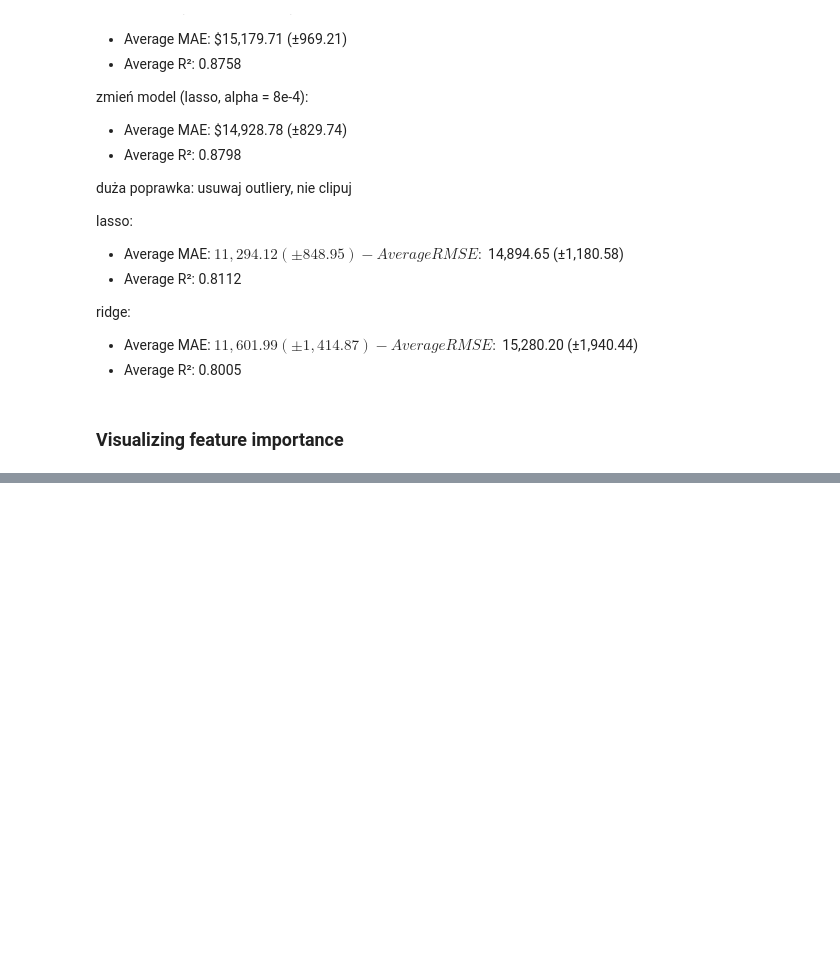
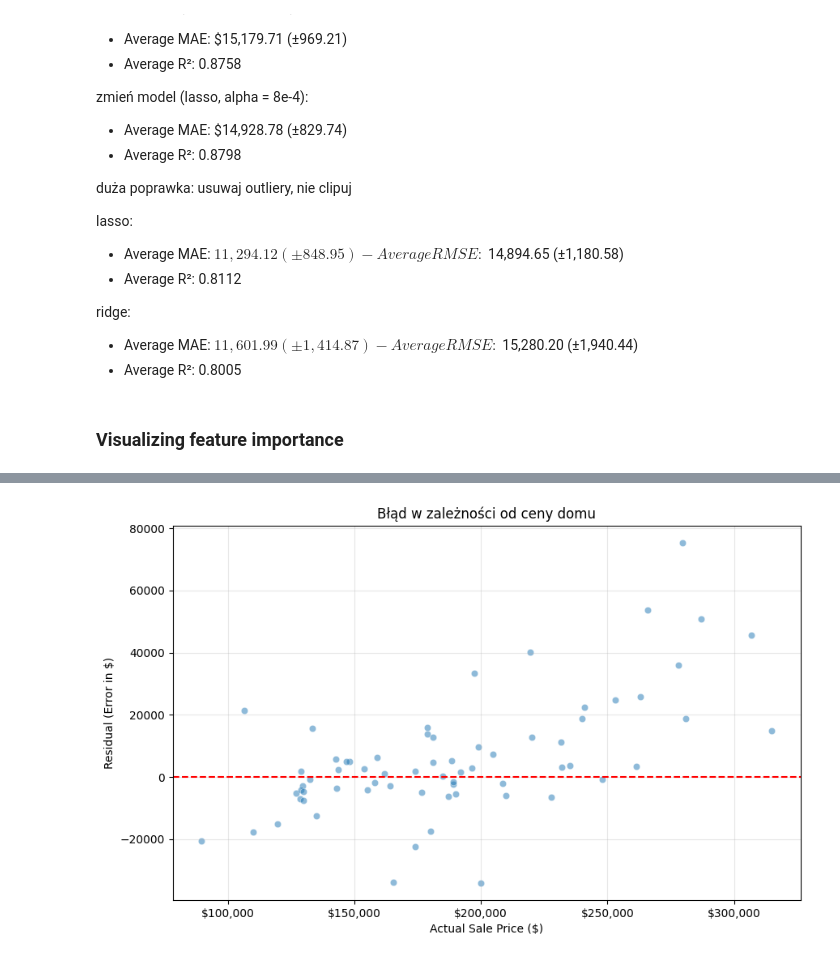
Before and after one commit to Patryk2208/wsi-regression, a Jupyter notebook: notebooks/2-run.ipynb, the cells around one changed output, grey strips where cells are left out. Drawn from its saved outputs; the diff is of its cells as text; code cells hidden in the pictures; blank space fills up the shorter version.

Commit message:
wizualizacja błędów w zależności od ceny

```diff
--- a/notebooks/2-run.ipynb
+++ b/notebooks/2-run.ipynb
@@ -166,0 +182,21 @@ Passing `palette` without assigning `hue` is deprecated and will be removed in v
+# %%
+def plot_heteroscedasticity(y_true, y_pred):
+    residuals = y_true - y_pred
+
+    plt.figure(figsize=(10, 6))
+    sns.scatterplot(x=y_true, y=residuals, alpha=0.5)
+    plt.axhline(y=0, color='r', linestyle='--')
+
+    plt.title('Błąd w zależności od ceny domu')
+    plt.xlabel('Actual Sale Price ($)')
+    plt.ylabel('Residual (Error in $)')
+
+    # Formatowanie osi dla czytelności
+    plt.gca().xaxis.set_major_formatter(plt.FuncFormatter(lambda x, p: f'${x:,.0f}'))
+    plt.grid(True, alpha=0.3)
+    plt.show()
+
+# Wywołanie dla ostatniego foldu
+plot_heteroscedasticity(y_test, preds)
+# %% [output]
+[figure, added]
```
Also changed, not shown: parts of 3 cells of this notebook, 4 other files.
